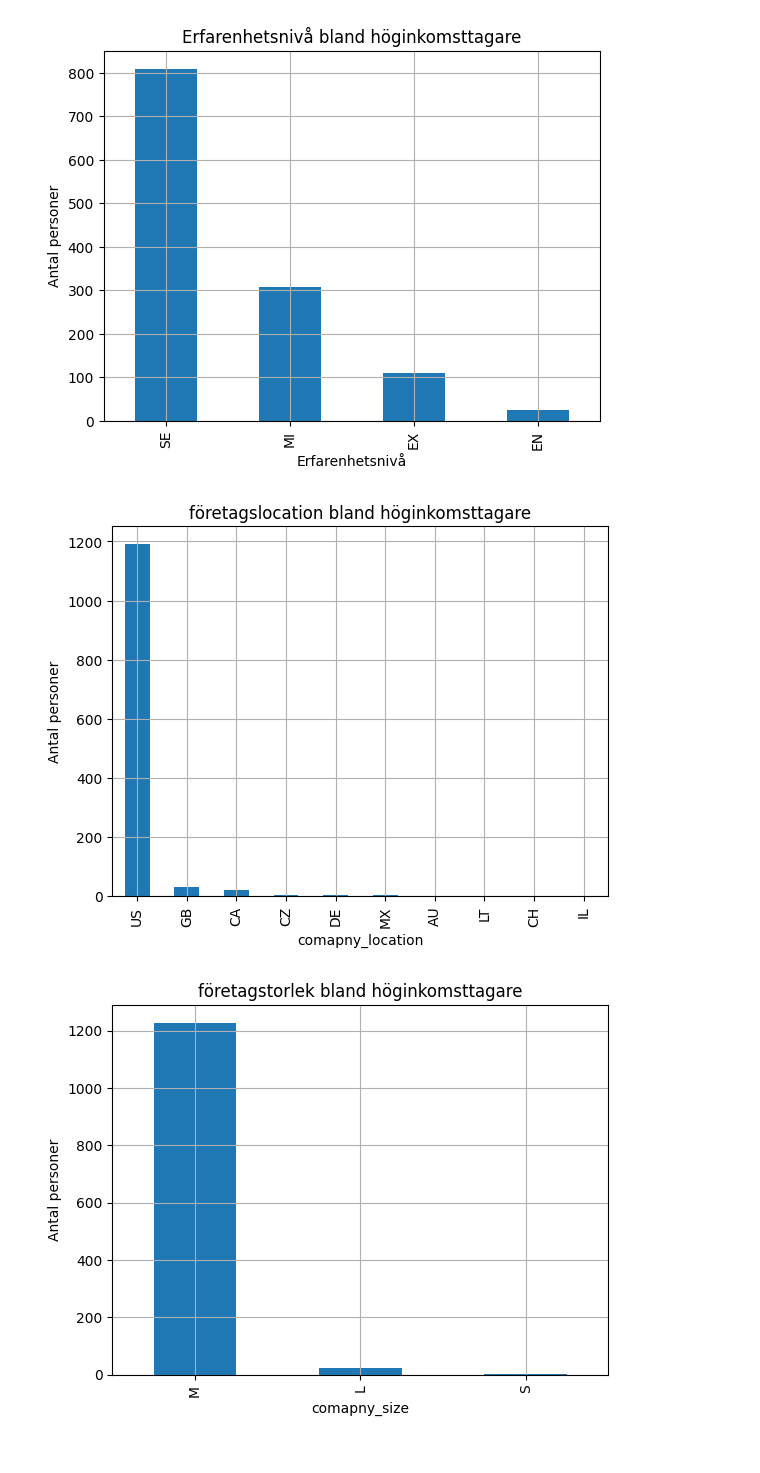
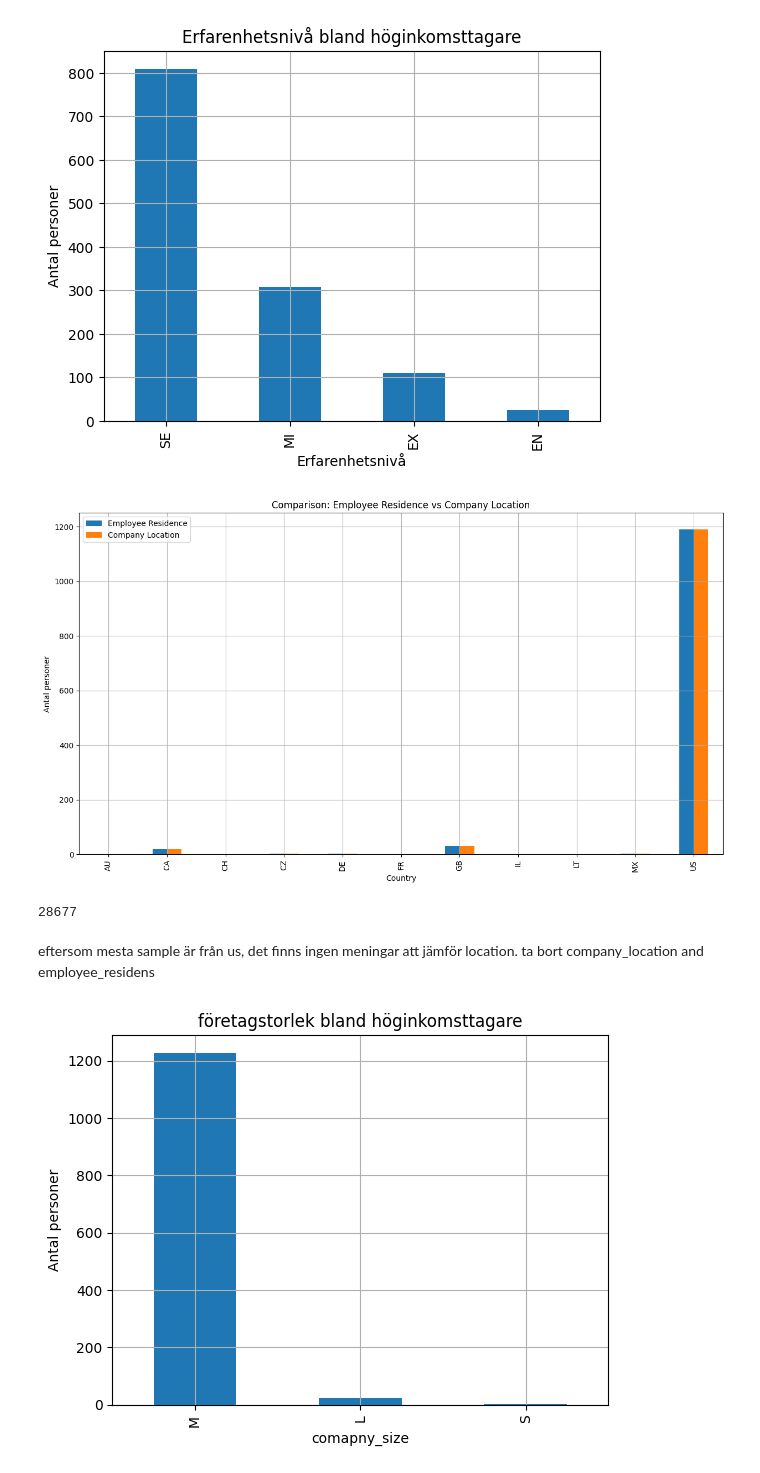
Before and after one commit to ZhuXiaohua11/AI-ML-Salaries, a Jupyter notebook: rensadata.ipynb, the cells around one changed output. Cells and saved outputs as stored; diff of their text form; code cells hidden in the pictures.

```diff
--- a/rensadata.ipynb
+++ b/rensadata.ipynb
@@ -162,13 +162,31 @@ plt.show()
 [figure]
 # %%
 import matplotlib.pyplot as plt
+import pandas as pd
 
-# Rita stapeldiagram för företagsl
-hog_lon['company_location'].value_counts().plot(kind='bar')
-plt.title('företagslocation bland höginkomsttagare')
-plt.xlabel('comapny_location')
+
+residence_counts = hog_lon['employee_residence'].value_counts()
+company_counts = hog_lon['company_location'].value_counts()
+
+compare_df = pd.DataFrame({
+    'Employee Residence': residence_counts,
+    'Company Location': company_counts
+}).fillna(0)
+
+
+compare_df.plot(kind='bar', figsize=(15,8))
+
+plt.title('Comparison: Employee Residence vs Company Location')
+plt.xlabel('Country')
 plt.ylabel('Antal personer')
 plt.grid(True)
+plt.legend()
 plt.show()
 # %% [output]
-[figure, old version]
+[figure, new version]
+# %%
+salaries_df[salaries_df['company_location'] == 'US'].shape[0]
+# %% [output]
+28677
+# %% [markdown]
+eftersom mesta sample är från us, det finns ingen meningar att jämför location. ta bort company_location and employee_residens
```
Also changed, not shown: parts of 3 cells of this notebook, 5 other files.
